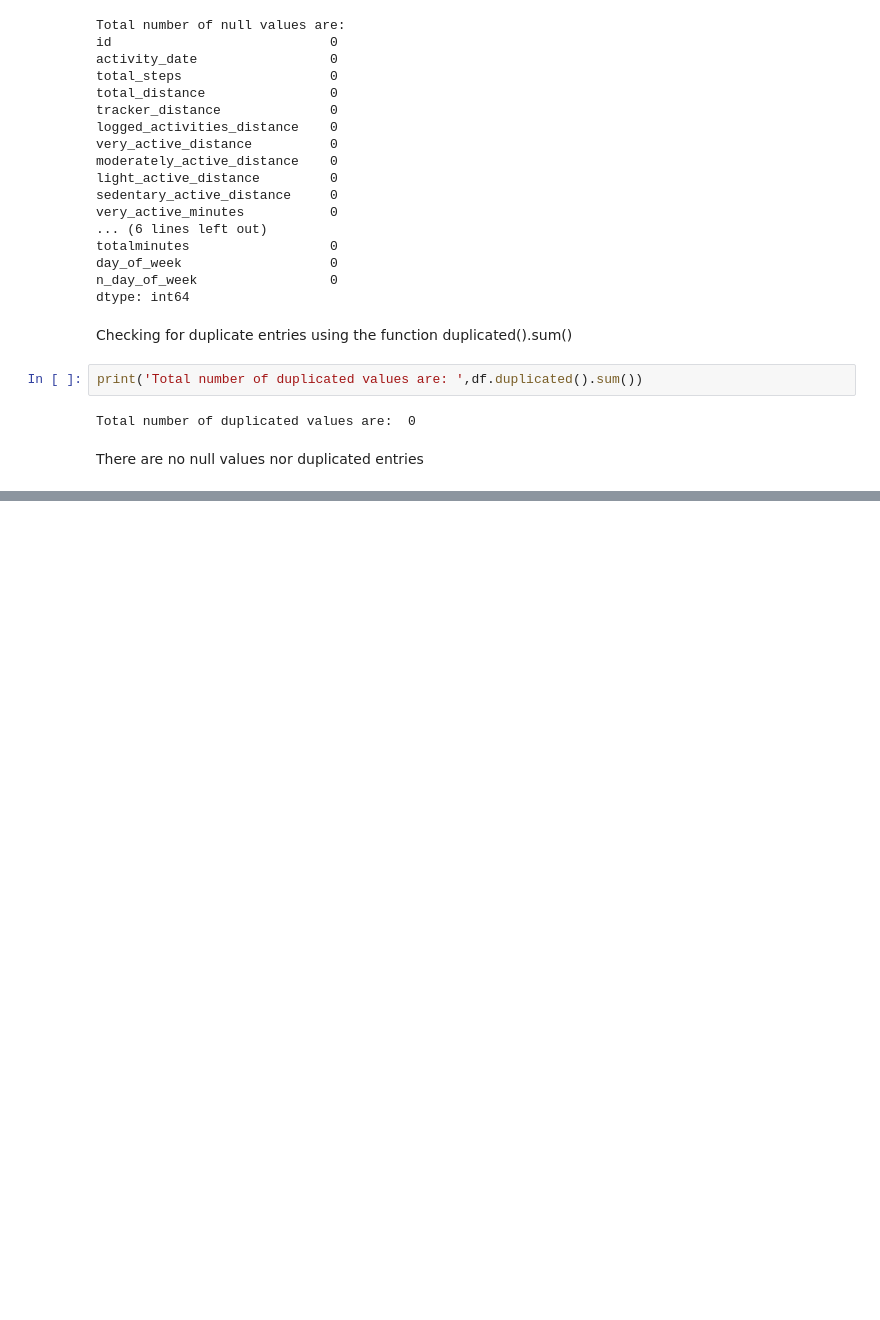
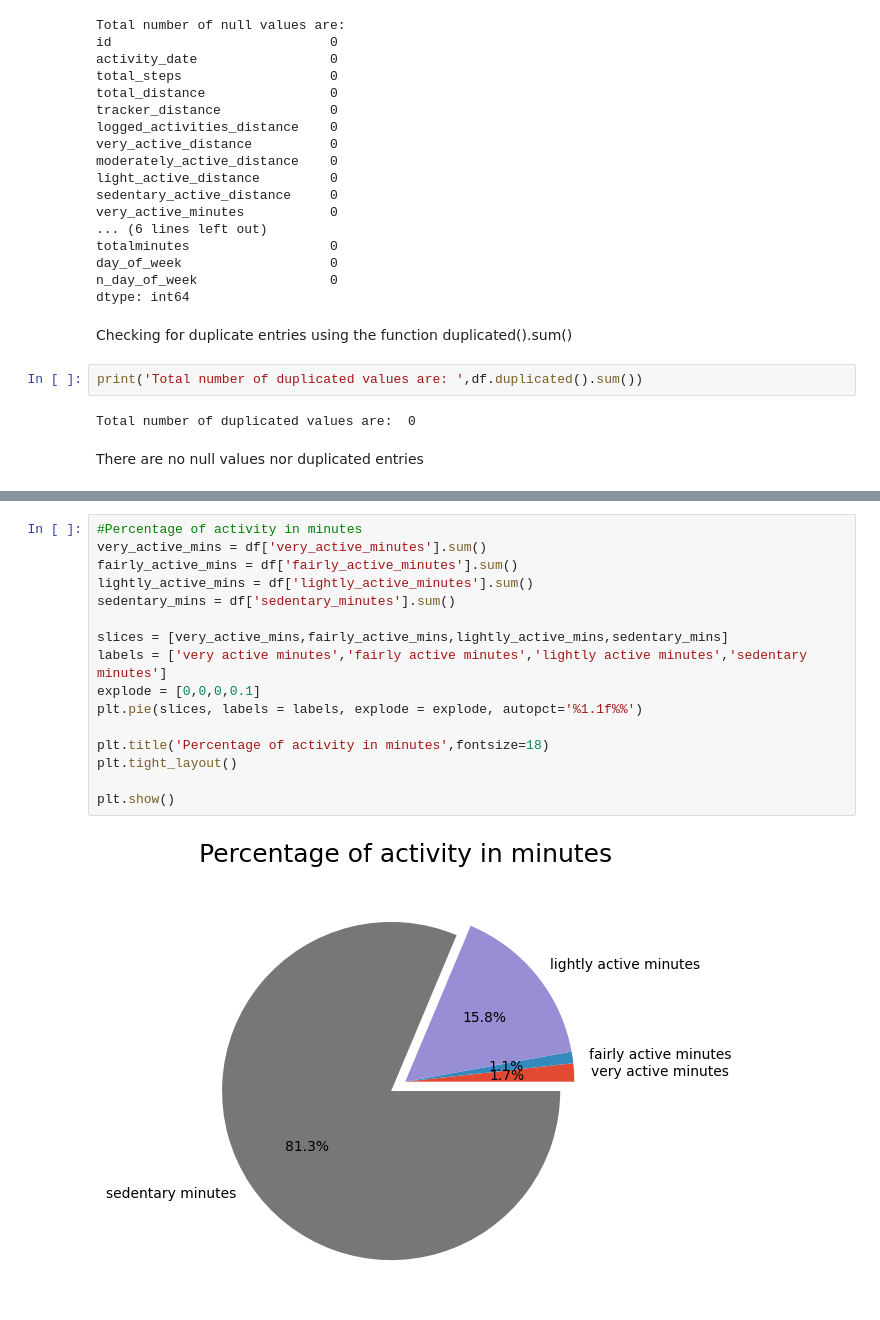
Before and after one commit to MenakaRajendran/PortfolioProjects, a Jupyter notebook: Google_Certification_Bellabeat_Capstone.ipynb, the cells around one changed output, grey strips where cells are left out. Drawn from its saved outputs; the diff is of its cells as text; blank space fills up the shorter version.

```diff
--- a/Google_Certification_Bellabeat_Capstone.ipynb
+++ b/Google_Certification_Bellabeat_Capstone.ipynb
@@ -402,0 +583,18 @@ df_sub.head(3)
+# %%
+#Percentage of activity in minutes
+very_active_mins = df['very_active_minutes'].sum()
+fairly_active_mins = df['fairly_active_minutes'].sum()
+lightly_active_mins = df['lightly_active_minutes'].sum()
+sedentary_mins = df['sedentary_minutes'].sum()
+
+slices = [very_active_mins,fairly_active_mins,lightly_active_mins,sedentary_mins]
+labels = ['very active minutes','fairly active minutes','lightly active minutes','sedentary minutes']
+explode = [0,0,0,0.1]
+plt.pie(slices, labels = labels, explode = explode, autopct='%1.1f%%')
+
+plt.title('Percentage of activity in minutes',fontsize=18)
+plt.tight_layout()
+
+plt.show()
+# %% [output]
+[figure, added]
```
Also changed, not shown: parts of 16 cells of this notebook.
